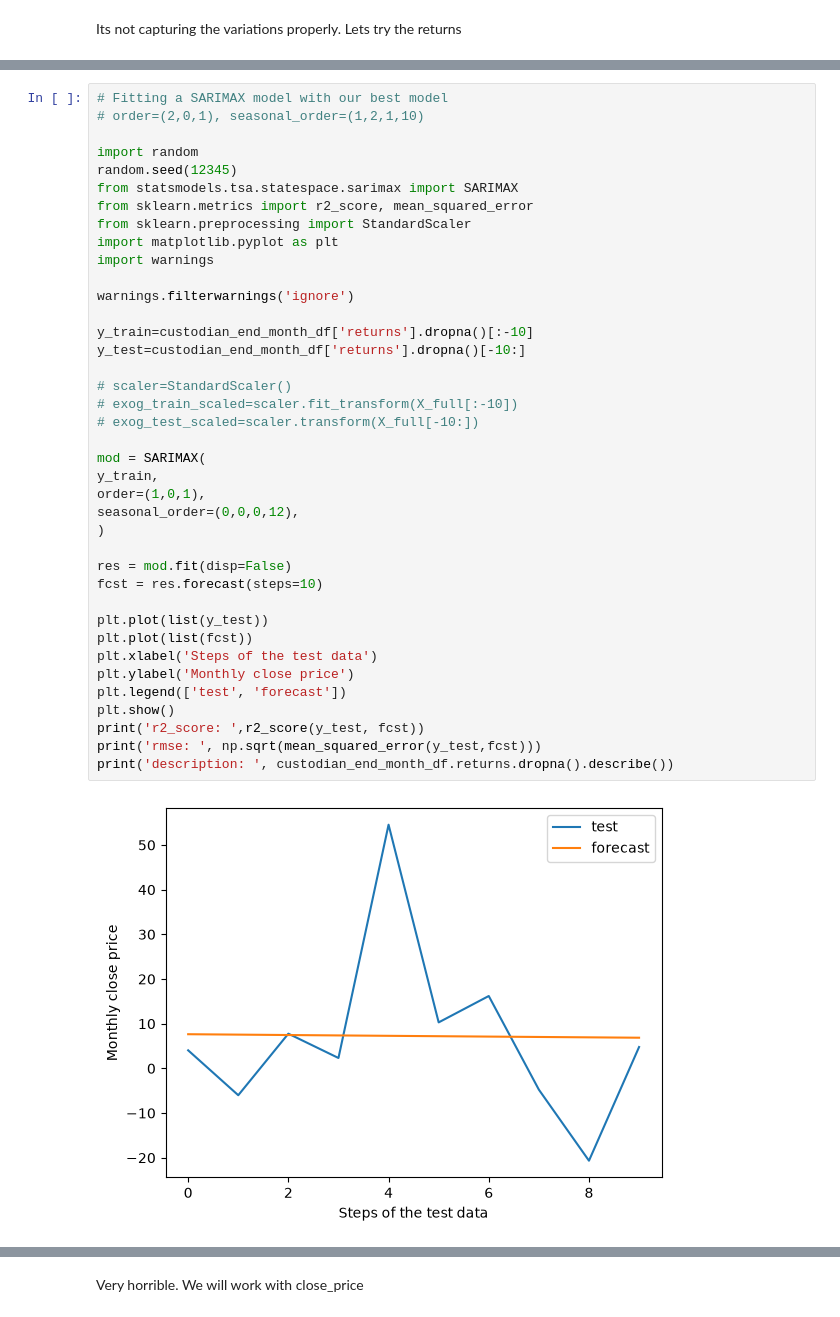
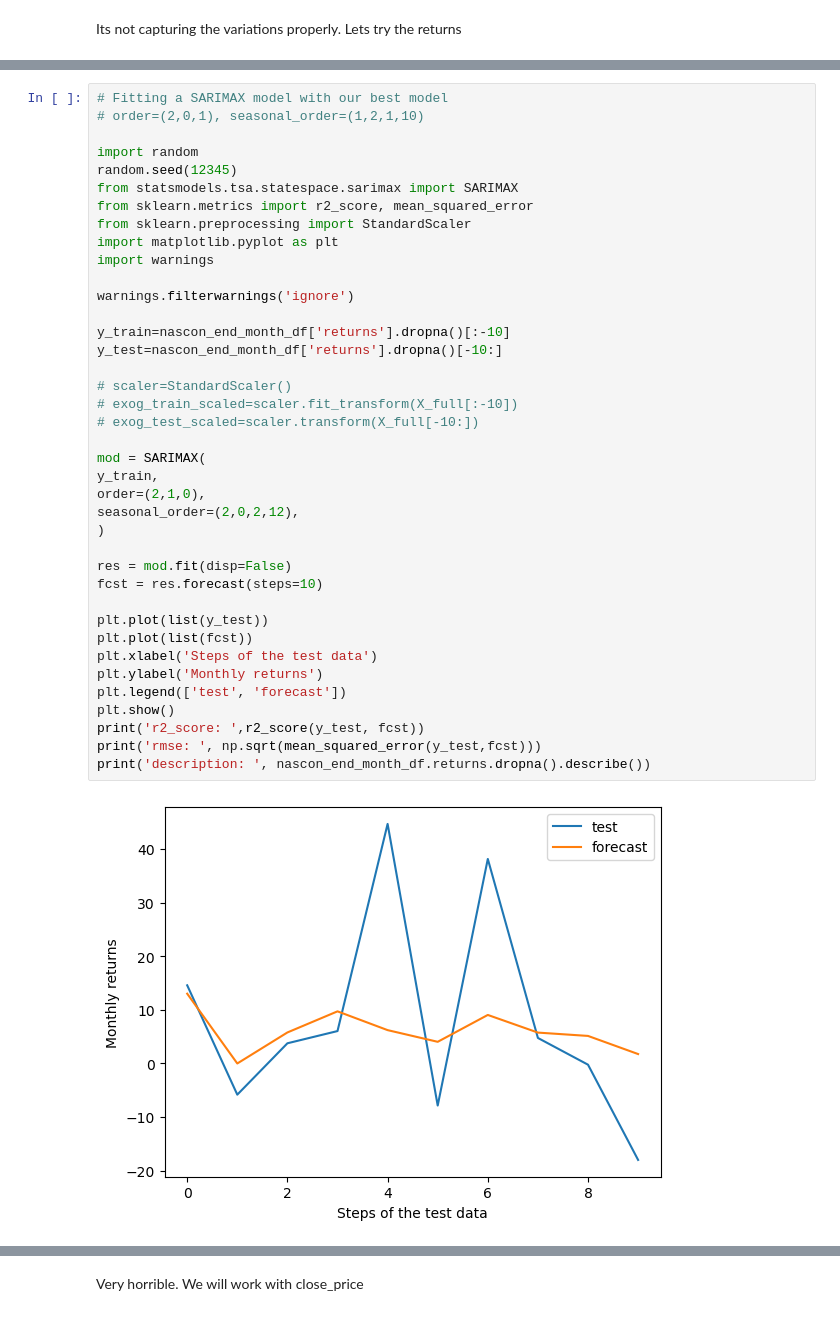
Before and after one commit to Udeani4/SectorLevel_StockPerformance_Predictoion, a Jupyter notebook: each_stock_model_notebook/NASCON_stock_pred.ipynb, the cells around one changed output, grey strips where cells are left out. Cells and saved outputs as stored; diff of their text form.

```diff
--- a/each_stock_model_notebook/NASCON_stock_pred.ipynb
+++ b/each_stock_model_notebook/NASCON_stock_pred.ipynb
@@ -321,37 +321,37 @@ result
 import random
 random.seed(12345)
 from statsmodels.tsa.statespace.sarimax import SARIMAX
 from sklearn.metrics import r2_score, mean_squared_error
 from sklearn.preprocessing import StandardScaler
 import matplotlib.pyplot as plt
 import warnings
 
 warnings.filterwarnings('ignore')
 
-y_train=custodian_end_month_df['returns'].dropna()[:-10]
-y_test=custodian_end_month_df['returns'].dropna()[-10:]
+y_train=nascon_end_month_df['returns'].dropna()[:-10]
+y_test=nascon_end_month_df['returns'].dropna()[-10:]
 
 # scaler=StandardScaler()
 # exog_train_scaled=scaler.fit_transform(X_full[:-10])
 # exog_test_scaled=scaler.transform(X_full[-10:])
 
 mod = SARIMAX(
 y_train,
-order=(1,0,1),
-seasonal_order=(0,0,0,12),
+order=(2,1,0),
+seasonal_order=(2,0,2,12),
 )
 
 res = mod.fit(disp=False)
 fcst = res.forecast(steps=10)
 
 plt.plot(list(y_test))
 plt.plot(list(fcst))
 plt.xlabel('Steps of the test data')
-plt.ylabel('Monthly close price')
+plt.ylabel('Monthly returns')
 plt.legend(['test', 'forecast'])
 plt.show()
 print('r2_score: ',r2_score(y_test, fcst))
 print('rmse: ', np.sqrt(mean_squared_error(y_test,fcst)))
-print('description: ', custodian_end_month_df.returns.dropna().describe())
+print('description: ', nascon_end_month_df.returns.dropna().describe())
 # %% [output]
-[figure, old version]
+[figure, new version]
```
Also changed, not shown: parts of 3 cells of this notebook, 6 other files.
